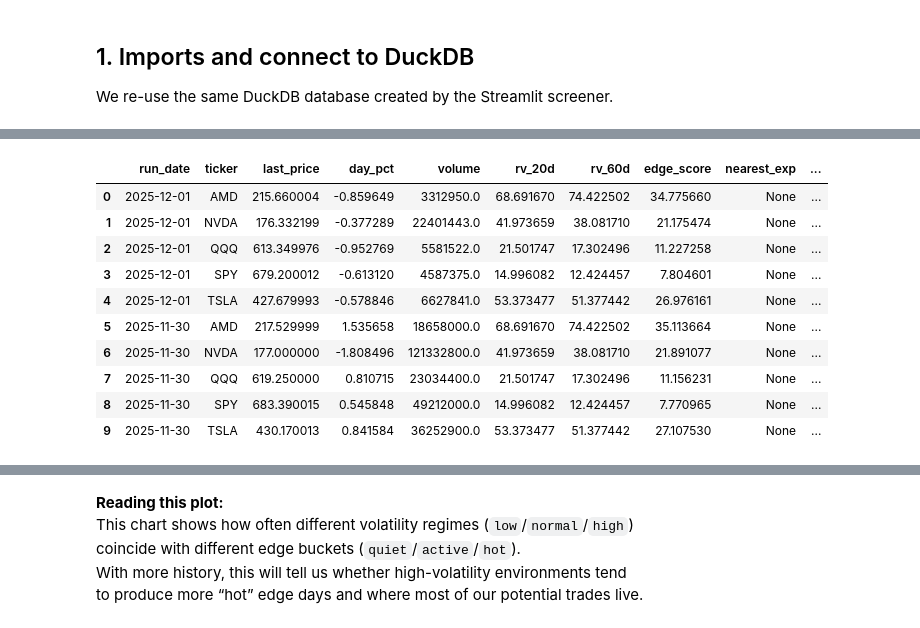
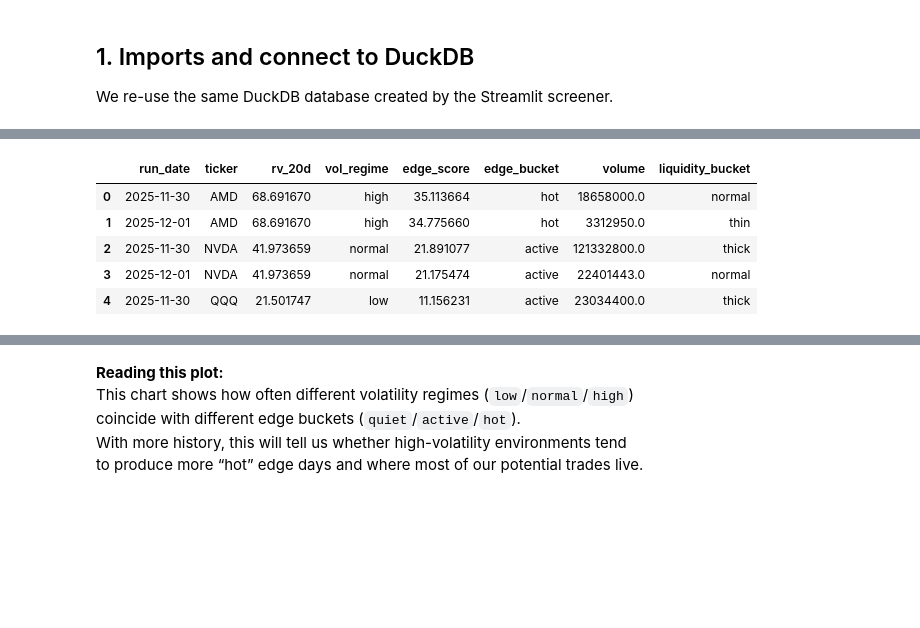
Before and after one commit to btheard3/volatility-alpha-engine, a Jupyter notebook: notebooks/02_feature_engineering_signals.ipynb, the cells around one changed output, grey strips where cells are left out. Drawn from its saved outputs; the diff is of its cells as text; code cells hidden in the pictures; blank space fills up the shorter version.

```diff
--- a/notebooks/02_feature_engineering_signals.ipynb
+++ b/notebooks/02_feature_engineering_signals.ipynb
@@ -84,10 +136,11 @@ raw_sample
 # %%
-con.sql("""
-    SELECT
-        COUNT(*)        AS num_rows,
-        COUNT(DISTINCT ticker) AS num_tickers,
-        MIN(run_date)   AS min_date,
-        MAX(run_date)   AS max_date
-    FROM screener_snapshots;
-""").df()
+features = df.copy()
+
+# Guard against division by zero
+features["move_vs_rv20"] = features["day_pct"] / features["rv_20d"].replace(0, np.nan)
+
+# Volatility trend: short-term vs longer-term realized vol
+features["rv_trend"] = features["rv_20d"] - features["rv_60d"]
+
+features.head()
 # %% [output]
@@ -220,21 +207,64 @@ We sanity-check that the new columns look reasonable.
 # %%
-feat_sample = con.sql("""
-    SELECT *
-    FROM screener_features
-    ORDER BY run_date DESC, ticker
-    LIMIT 10;
-""").df()
+## Define Buckets
 
-feat_sample
+# --- Vol regime from rv_20d quantiles ---
+rv20 = features["rv_20d"].dropna()
+if len(rv20) >= 3:
+    low_q = rv20.quantile(0.33)
+    high_q = rv20.quantile(0.66)
+else:
+    # Fallback if we don't have enough data yet
+    low_q = rv20.min()
+    high_q = rv20.max()
+
+def classify_vol(rv):
+    if pd.isna(rv):
+        return "unknown"
+    if rv <= low_q:
+        return "low"
+    if rv >= high_q:
+        return "high"
+    return "normal"
+
+features["vol_regime"] = features["rv_20d"].apply(classify_vol)
+
+# --- Edge buckets from edge_score thresholds ---
+# Adjust thresholds later once you see more data.
+features["edge_bucket"] = pd.cut(
+    features["edge_score"],
+    bins=[-np.inf, 10, 25, np.inf],
+    labels=["quiet", "active", "hot"]
+)
+
+# --- Liquidity buckets from volume quantiles ---
+vol = features["volume"].dropna()
+if len(vol) >= 3:
+    v_low = vol.quantile(0.33)
+    v_high = vol.quantile(0.66)
+else:
+    v_low = vol.min()
+    v_high = vol.max()
+
+def classify_liquidity(v):
+    if pd.isna(v):
+        return "unknown"
+    if v <= v_low:
+        return "thin"
+    if v >= v_high:
+        return "thick"
+    return "normal"
+
+features["liquidity_bucket"] = features["volume"].apply(classify_liquidity)
+
+features[[
+    "run_date", "ticker", "rv_20d", "vol_regime",
+    "edge_score", "edge_bucket",
+    "volume", "liquidity_bucket"
+]].head()
 # %% [output]
-|  | run_date | ticker | last_price | day_pct | volume | rv_20d | rv_60d | edge_score | nearest_exp | ... |
-| 0 | 2025-12-01 | AMD | 215.660004 | -0.859649 | 3312950.0 | 68.691670 | 74.422502 | 34.775660 | None | ... |
-| 1 | 2025-12-01 | NVDA | 176.332199 | -0.377289 | 22401443.0 | 41.973659 | 38.081710 | 21.175474 | None | ... |
-| 2 | 2025-12-01 | QQQ | 613.349976 | -0.952769 | 5581522.0 | 21.501747 | 17.302496 | 11.227258 | None | ... |
-| 3 | 2025-12-01 | SPY | 679.200012 | -0.613120 | 4587375.0 | 14.996082 | 12.424457 | 7.804601 | None | ... |
-| 4 | 2025-12-01 | TSLA | 427.679993 | -0.578846 | 6627841.0 | 53.373477 | 51.377442 | 26.976161 | None | ... |
-| 5 | 2025-11-30 | AMD | 217.529999 | 1.535658 | 18658000.0 | 68.691670 | 74.422502 | 35.113664 | None | ... |
-| 6 | 2025-11-30 | NVDA | 177.000000 | -1.808496 | 121332800.0 | 41.973659 | 38.081710 | 21.891077 | None | ... |
-| 7 | 2025-11-30 | QQQ | 619.250000 | 0.810715 | 23034400.0 | 21.501747 | 17.302496 | 11.156231 | None | ... |
-| 8 | 2025-11-30 | SPY | 683.390015 | 0.545848 | 49212000.0 | 14.996082 | 12.424457 | 7.770965 | None | ... |
-| 9 | 2025-11-30 | TSLA | 430.170013 | 0.841584 | 36252900.0 | 53.373477 | 51.377442 | 27.107530 | None | ... |
+|  | run_date | ticker | rv_20d | vol_regime | edge_score | edge_bucket | volume | liquidity_bucket |
+| 0 | 2025-11-30 | AMD | 68.691670 | high | 35.113664 | hot | 18658000.0 | normal |
+| 1 | 2025-12-01 | AMD | 68.691670 | high | 34.775660 | hot | 3312950.0 | thin |
+| 2 | 2025-11-30 | NVDA | 41.973659 | normal | 21.891077 | active | 121332800.0 | thick |
+| 3 | 2025-12-01 | NVDA | 41.973659 | normal | 21.175474 | active | 22401443.0 | normal |
+| 4 | 2025-11-30 | QQQ | 21.501747 | low | 11.156231 | active | 23034400.0 | thick |
```
Also changed, not shown: parts of 30 cells of this notebook.
